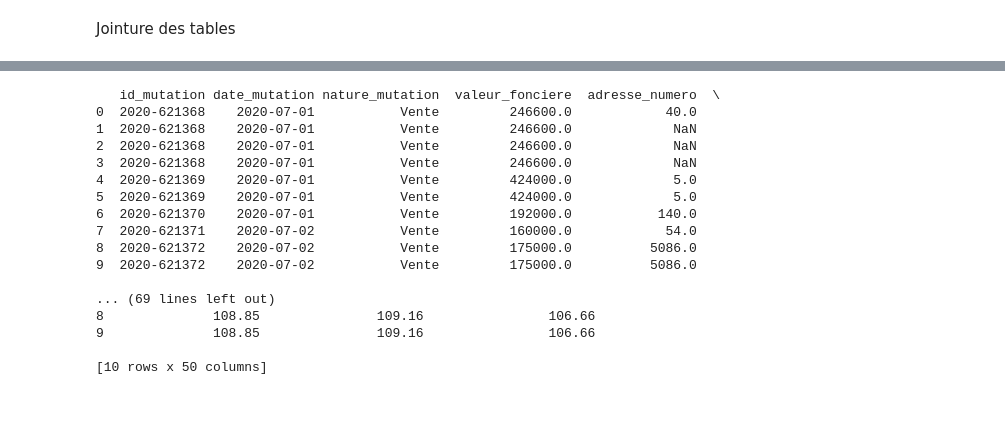
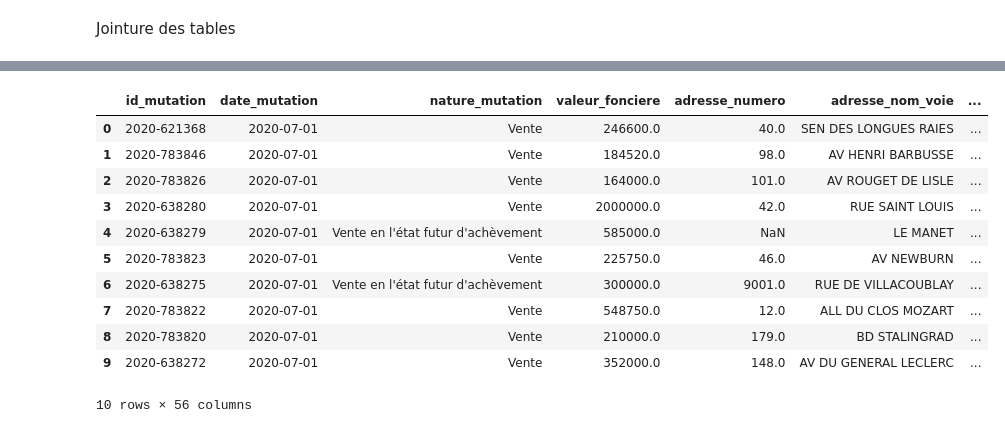
Before and after one commit to leocoooo/land_value_prediction, a Jupyter notebook: src/construction_de_la_base/construction.ipynb, the cells around one changed output, grey strips where cells are left out. Drawn from its saved outputs; the diff is of its cells as text; code cells hidden in the pictures; blank space fills up the shorter version.

```diff
--- a/src/construction_de_la_base/construction.ipynb
+++ b/src/construction_de_la_base/construction.ipynb
@@ -1165,22 +1205,17 @@ print("   4. df_vf_idf_enriched.csv  ← FICHIER FINAL")
    4. df_vf_idf_enriched.csv  ← FICHIER FINAL
 # %%
 df_vf_idf_enriched = pd.read_csv("../../data/df_vf_idf_enriched.csv")
-print(df_vf_idf_enriched.head(10))
+df_vf_idf_enriched.head(10)
 # %% [output]
+|  | id_mutation | date_mutation | nature_mutation | valeur_fonciere | adresse_numero | adresse_nom_voie | ... |
+| 0 | 2020-621368 | 2020-07-01 | Vente | 246600.0 | 40.0 | SEN DES LONGUES RAIES | ... |
+| 1 | 2020-783846 | 2020-07-01 | Vente | 184520.0 | 98.0 | AV HENRI BARBUSSE | ... |
+| 2 | 2020-783826 | 2020-07-01 | Vente | 164000.0 | 101.0 | AV ROUGET DE LISLE | ... |
+| 3 | 2020-638280 | 2020-07-01 | Vente | 2000000.0 | 42.0 | RUE SAINT LOUIS | ... |
+| 4 | 2020-638279 | 2020-07-01 | Vente en l'état futur d'achèvement | 585000.0 | NaN | LE MANET | ... |
+| 5 | 2020-783823 | 2020-07-01 | Vente | 225750.0 | 46.0 | AV NEWBURN | ... |
+| 6 | 2020-638275 | 2020-07-01 | Vente en l'état futur d'achèvement | 300000.0 | 9001.0 | RUE DE VILLACOUBLAY | ... |
+| 7 | 2020-783822 | 2020-07-01 | Vente | 548750.0 | 12.0 | ALL DU CLOS MOZART | ... |
+| 8 | 2020-783820 | 2020-07-01 | Vente | 210000.0 | 179.0 | BD STALINGRAD | ... |
+| 9 | 2020-638272 | 2020-07-01 | Vente | 352000.0 | 148.0 | AV DU GENERAL LECLERC | ... |
-   id_mutation date_mutation nature_mutation  valeur_fonciere  adresse_numero  \
-0  2020-621368    2020-07-01           Vente         246600.0            40.0
-1  2020-621368    2020-07-01           Vente         246600.0             NaN
-2  2020-621368    2020-07-01           Vente         246600.0             NaN
-3  2020-621368    2020-07-01           Vente         246600.0             NaN
-4  2020-621369    2020-07-01           Vente         424000.0             5.0
-5  2020-621369    2020-07-01           Vente         424000.0             5.0
-6  2020-621370    2020-07-01           Vente         192000.0           140.0
-7  2020-621371    2020-07-02           Vente         160000.0            54.0
-8  2020-621372    2020-07-02           Vente         175000.0          5086.0
-9  2020-621372    2020-07-02           Vente         175000.0          5086.0
-
-... (69 lines left out)
-8              108.85               109.16                106.66
-9              108.85               109.16                106.66
-
-[10 rows x 50 columns]
+10 rows × 56 columns
```
Also changed, not shown: parts of 11 cells of this notebook.
